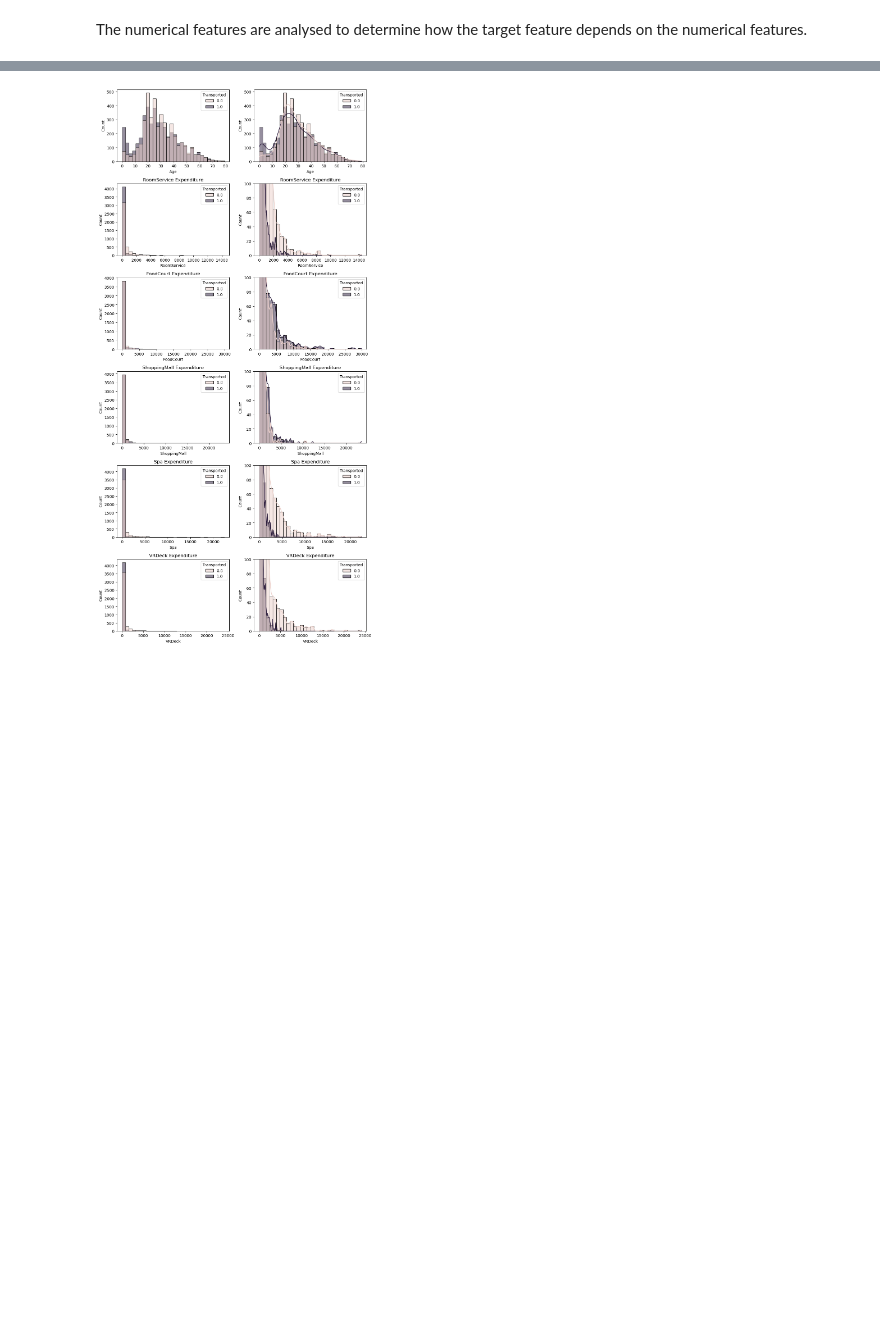
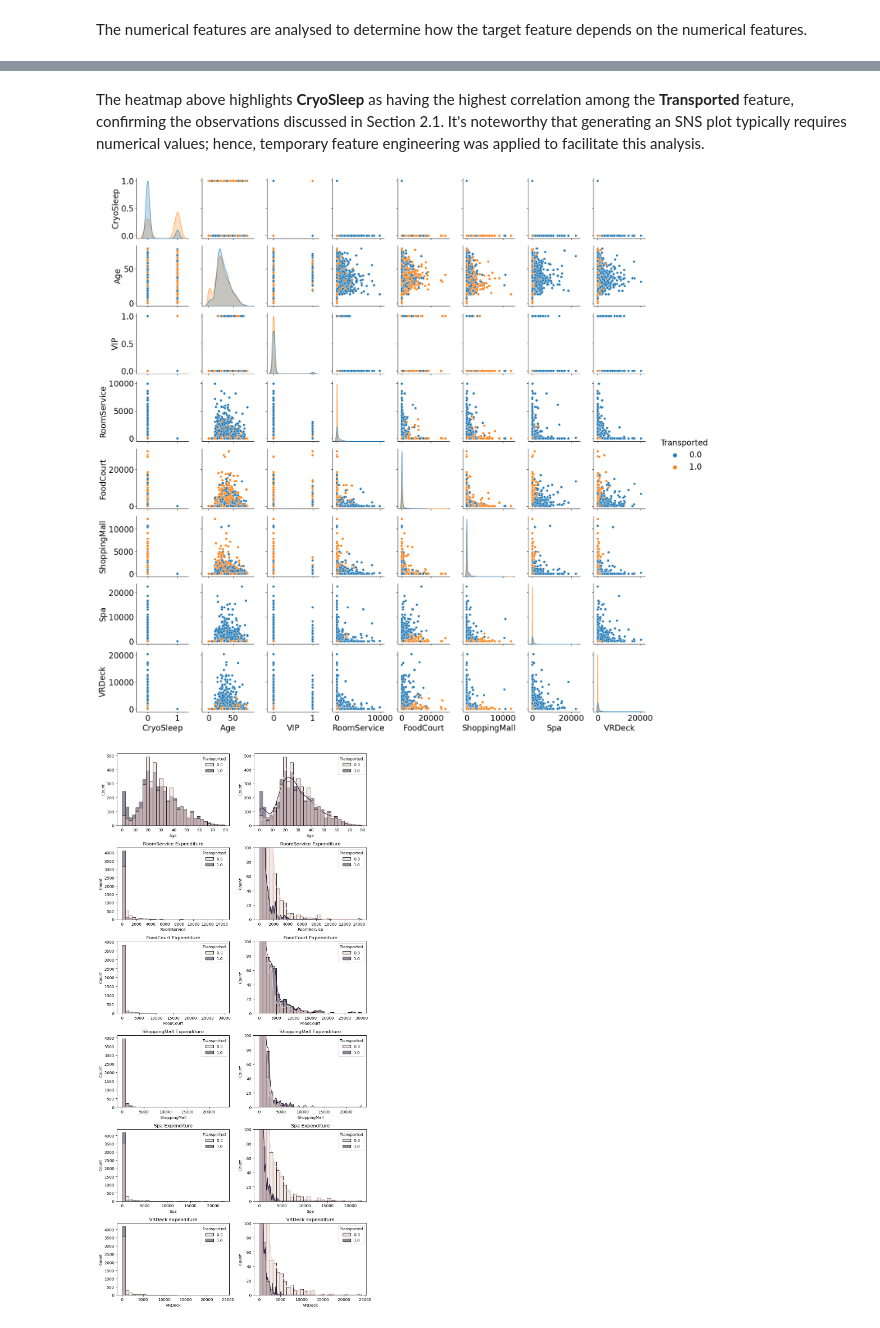
Before and after one commit to meneerfrikkie/SpaceshipTitanic, a Jupyter notebook: src/main.ipynb, the cells around one changed output, grey strips where cells are left out. Cells and saved outputs as stored; diff of their text form; code cells hidden in the pictures; blank space fills up the shorter version.

```diff
--- a/src/main.ipynb
+++ b/src/main.ipynb
@@ -251,3 +265,9 @@ The numerical features are analysed to determine how the target feature depends
+# %% [markdown]
+The heatmap above highlights __CryoSleep__ as having the highest correlation among the __Transported__ feature, confirming the observations discussed in Section 2.1. It's noteworthy that generating an SNS plot typically requires numerical values; hence, temporary feature engineering was applied to facilitate this analysis.
+# %%
+sns.pairplot(combined_df_copy, hue = 'Transported');
+# %% [output]
+[figure, added]
 # %%
 # Numerical features
 num_feats=['Age', 'RoomService', 'FoodCourt', 'ShoppingMall', 'Spa', 'VRDeck']
```
Also changed, not shown: parts of 3 cells of this notebook.
